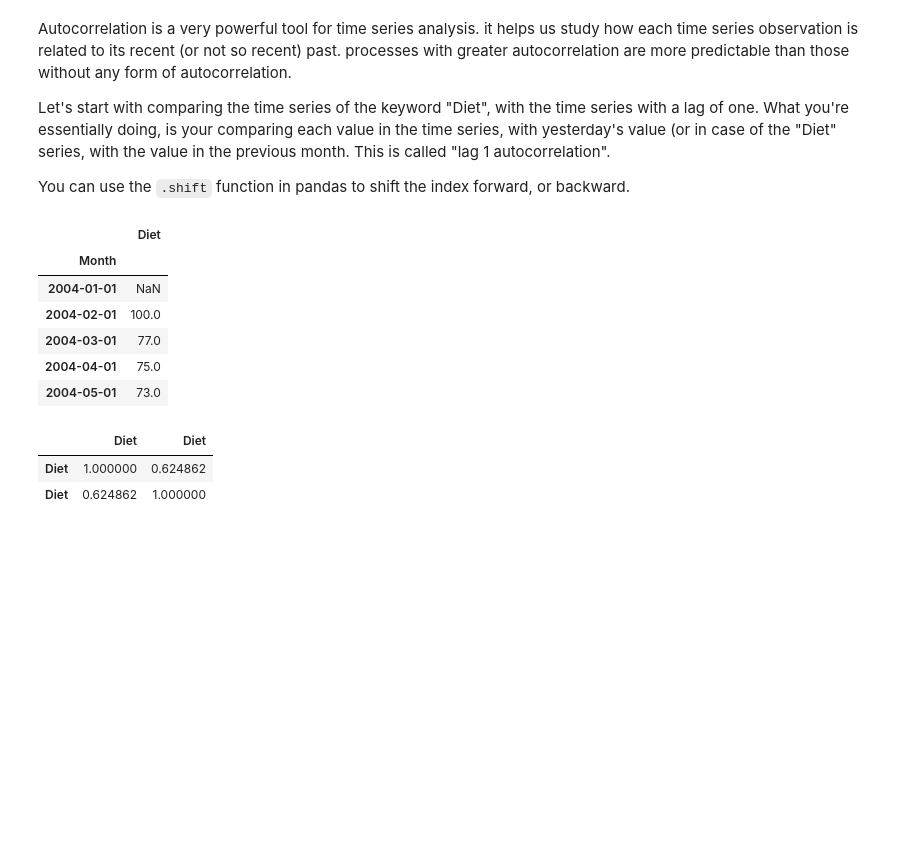
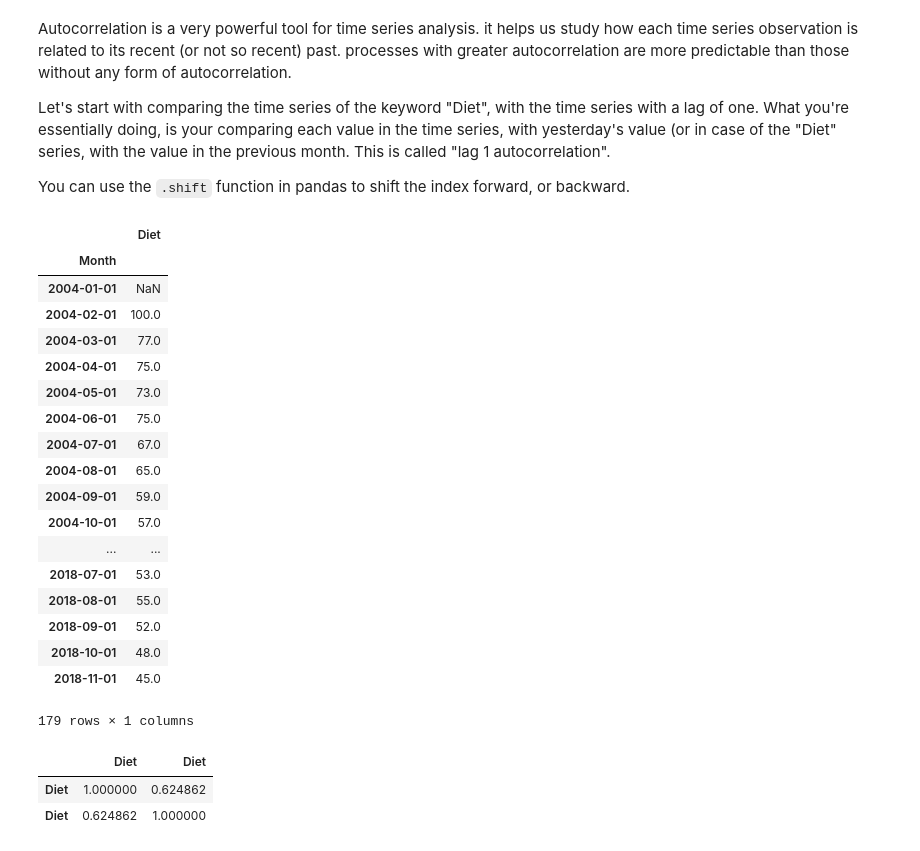
Before and after one commit to znob/dsc-3-26-04-correlation-and-autocorrelation-in-time-series-nyc-career-ds-102218, a Jupyter notebook: index.ipynb, the cells around one changed output. Saved outputs shown, nothing was run; the diff lists cells and outputs as text; code cells hidden in the pictures; blank space fills up the shorter version.

```diff
--- a/index.ipynb
+++ b/index.ipynb
@@ -97,15 +97,27 @@ You can use the `.shift` function in pandas to shift the index forward, or backw
 diet = gtrends[['Diet']]
 # %%
 diet_shift_1 = diet.shift(periods=1)
-diet_shift_1.head()
+diet_shift_1
 # %% [output]
 |  | Diet |
 | Month |  |
 | 2004-01-01 | NaN |
 | 2004-02-01 | 100.0 |
 | 2004-03-01 | 77.0 |
 | 2004-04-01 | 75.0 |
 | 2004-05-01 | 73.0 |
+| 2004-06-01 | 75.0 |
+| 2004-07-01 | 67.0 |
+| 2004-08-01 | 65.0 |
+| 2004-09-01 | 59.0 |
+| 2004-10-01 | 57.0 |
+| ... | ... |
+| 2018-07-01 | 53.0 |
+| 2018-08-01 | 55.0 |
+| 2018-09-01 | 52.0 |
+| 2018-10-01 | 48.0 |
+| 2018-11-01 | 45.0 |
+179 rows × 1 columns
 # %%
 lag_1= pd.concat([diet_shift_1, diet], axis=1)
 
```
